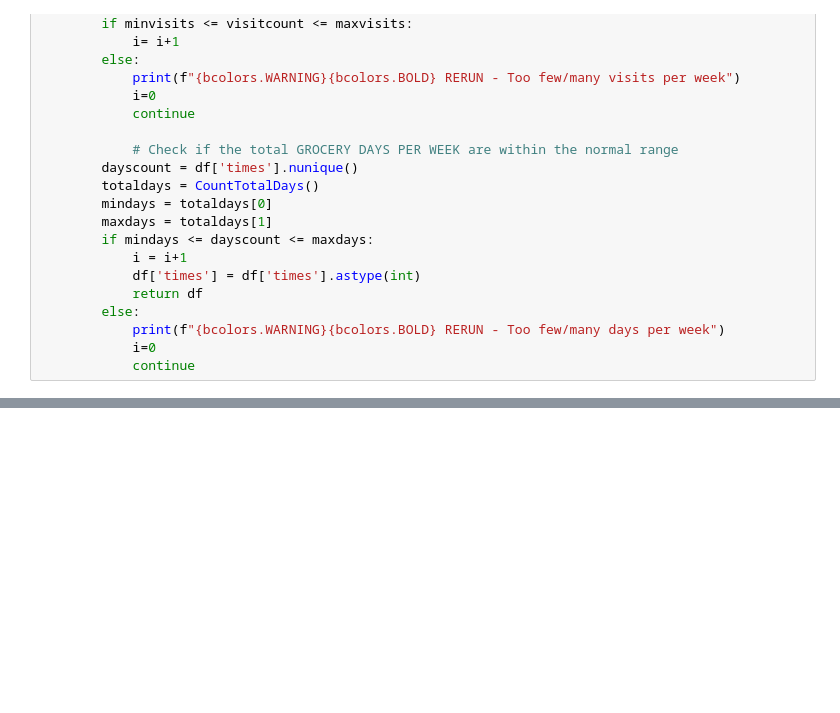
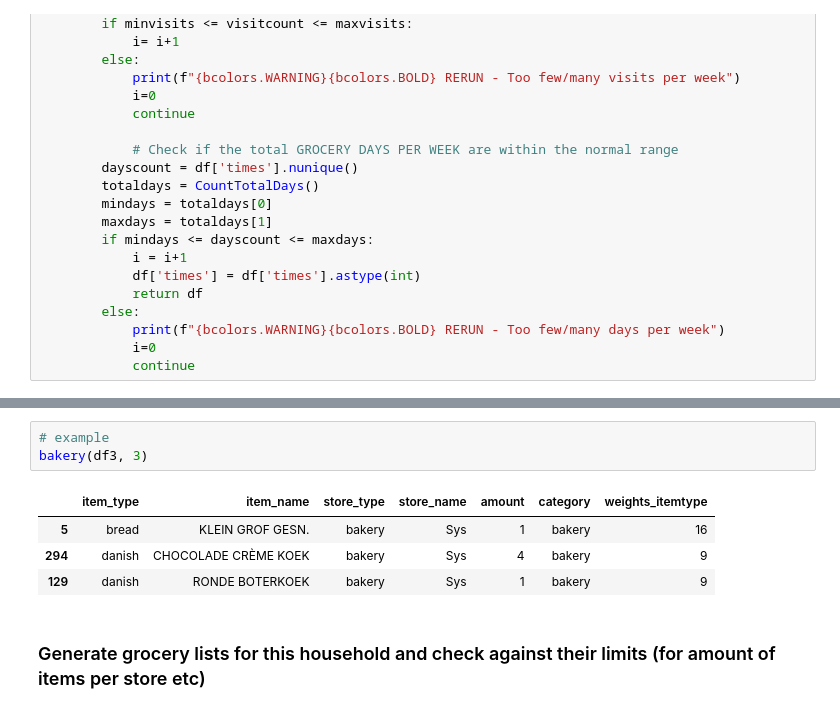
Before and after one commit to AnonymousNotebooks/DesignerlyAlgorithmicPrototyping, a Jupyter notebook: myfirstbook/_build/jupyter_execute/4. Generating and filtering.ipynb, the cells around one changed output, grey strips where cells are left out. Cells and saved outputs as stored; diff of their text form; blank space fills up the shorter version.

```diff
--- a/myfirstbook/_build/jupyter_execute/4. Generating and filtering.ipynb
+++ b/myfirstbook/_build/jupyter_execute/4. Generating and filtering.ipynb
@@ -151,0 +542,10 @@ dayofweek()
+# %%
+# example
+bakery(df3, 3)
+# %% [output]
+|  | item_type | item_name | store_type | store_name | amount | category | weights_itemtype |
+| 5 | bread | KLEIN GROF GESN. | bakery | Sys | 1 | bakery | 16 |
+| 294 | danish | CHOCOLADE CRÈME KOEK | bakery | Sys | 4 | bakery | 9 |
+| 129 | danish | RONDE BOTERKOEK | bakery | Sys | 1 | bakery | 9 |
+# %% [markdown]
+### Generate grocery lists for this household and check against their limits (for amount of items per store etc)
```
Also changed, not shown: parts of 24 cells of this notebook, 15 other files.
